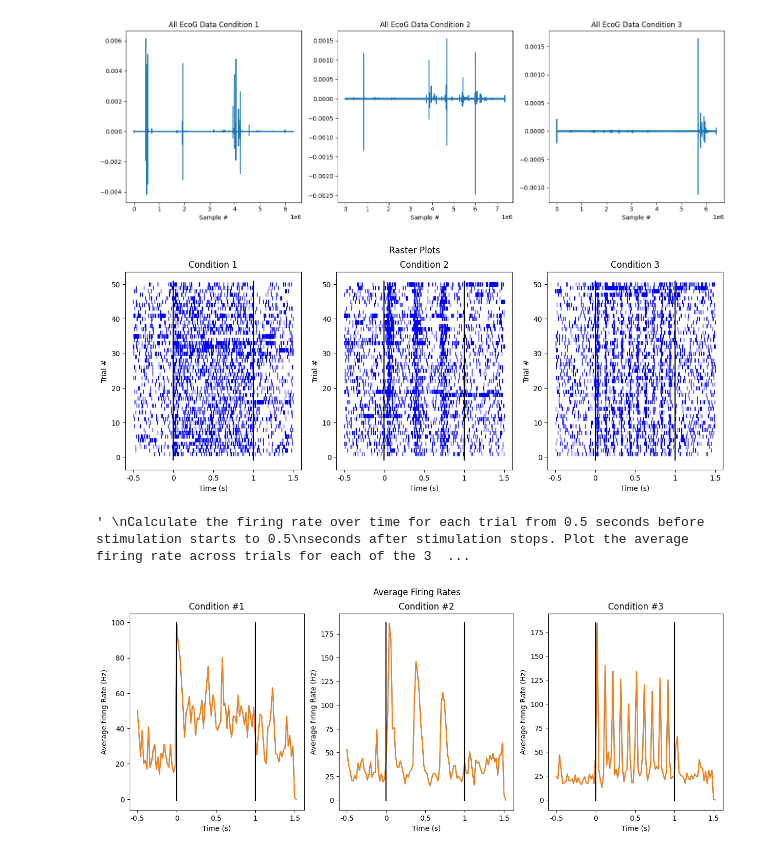
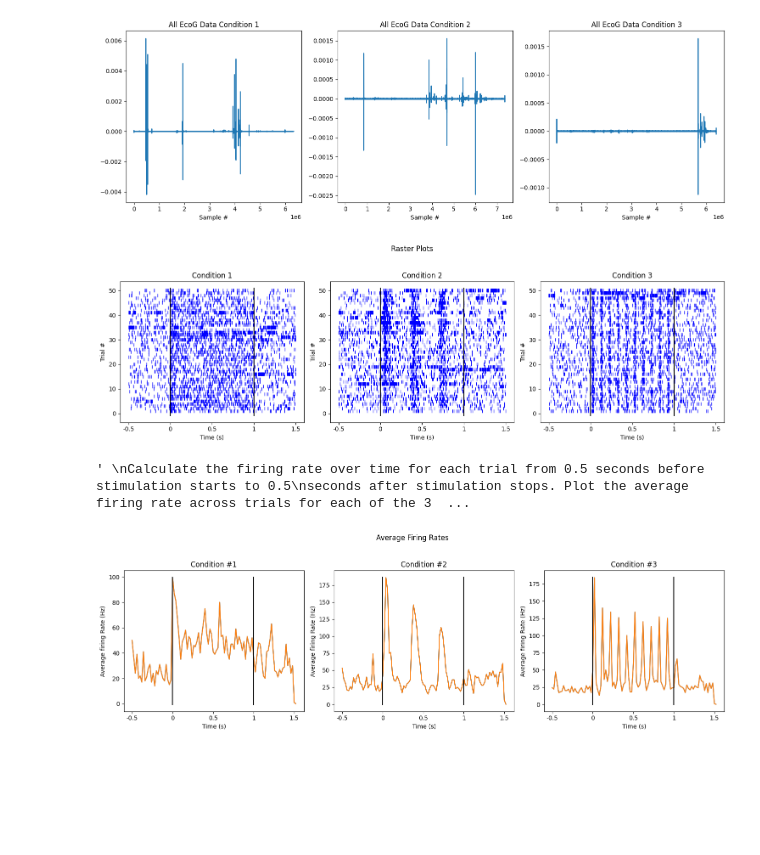
Before and after one commit to brownj47/ecog_signal_processing, a Jupyter notebook: process_signal.ipynb, the cells around one changed output. Drawn from its saved outputs; the diff is of its cells as text; code cells hidden in the pictures; blank space fills up the shorter version.

```diff
--- a/process_signal.ipynb
+++ b/process_signal.ipynb
@@ -161,22 +161,24 @@ def create_raster_plot(trials, axs, condition_number):
 # %%
 trials_condition_1 = trial_runner(
     filtered_data_condition_1, STIM_TIMES[0], threshold_condition_1
 )
 trials_condition_2 = trial_runner(
     filtered_data_condition_2, STIM_TIMES[1], threshold_condition_2
 )
 trials_condition_3 = trial_runner(
     filtered_data_condition_3, STIM_TIMES[2], threshold_condition_3
 )
 
 fig, axs = plt.subplots(1, 3, figsize=(15, 5))
 fig.suptitle("Raster Plots")
 
 create_raster_plot(trials_condition_1, axs[0], 1)
 create_raster_plot(trials_condition_2, axs[1], 2)
 create_raster_plot(trials_condition_3, axs[2], 3)
+
+fig.tight_layout(rect=[0, 0.03, 1, 0.95])
 # %% [output]
-[figure, old version]
+[figure, new version]
 # %%
 """
 Calculate the firing rate over time for each trial from 0.5 seconds before stimulation starts to 0.5
@@ -283,5 +285,7 @@ fig.suptitle("Average Firing Rates")
 create_firing_rate_plot(average_firing_rates_condition_1, axs[0], 1)
 create_firing_rate_plot(average_firing_rates_condition_2, axs[1], 2)
 create_firing_rate_plot(average_firing_rates_condition_3, axs[2], 3)
+
+fig.tight_layout(rect=[0, 0.03, 1, 0.95])
 # %% [output]
-[figure, old version]
+[figure, new version]
```
Also changed, not shown: 1 other file.
